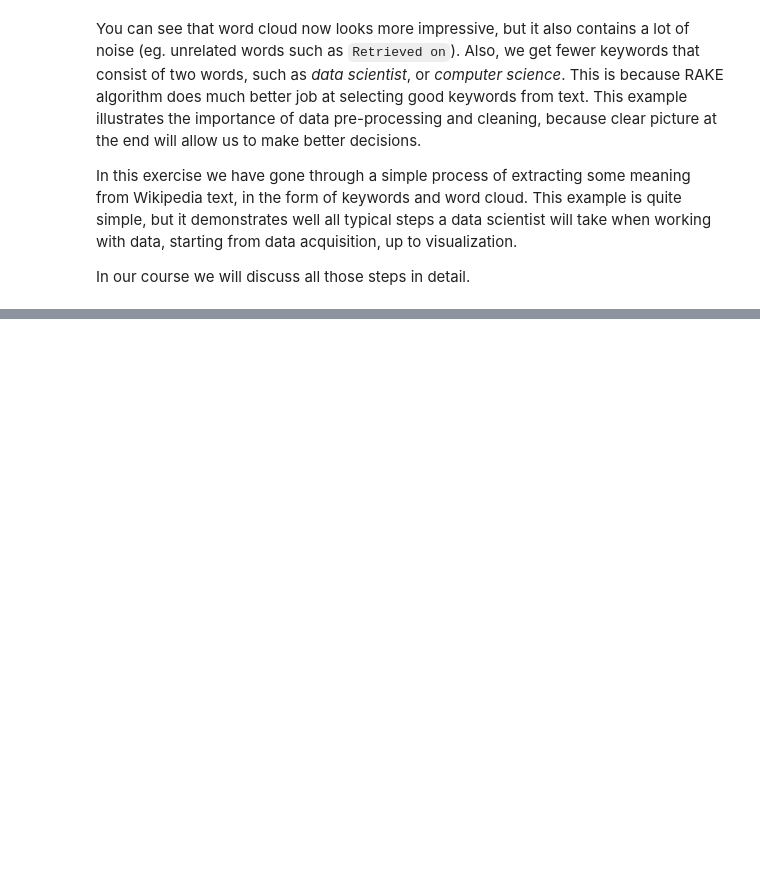
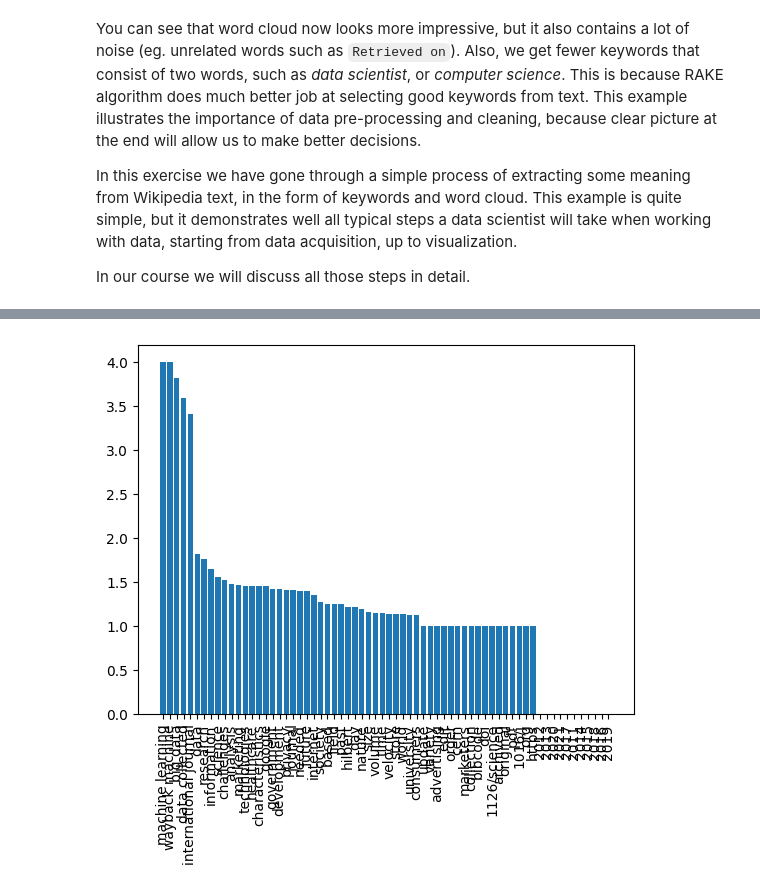
Before and after one commit to mohamed952741/Data-Science-For-Beginners, a Jupyter notebook: 1-Introduction/01-defining-data-science/notebook.ipynb, the cells around one changed output, grey strips where cells are left out. Drawn from its saved outputs; the diff is of its cells as text; code cells hidden in the pictures; blank space fills up the shorter version.

```diff
--- a/1-Introduction/01-defining-data-science/notebook.ipynb
+++ b/1-Introduction/01-defining-data-science/notebook.ipynb
@@ -159,0 +192,22 @@ In our course we will discuss all those steps in detail.
+# %%
+from html.parser import HTMLParser
+
+class MyHTMLParser(HTMLParser):
+    script = False
+    res = ""
+    def handle_starttag(self, tag, attrs):
+        if tag.lower() in ["script","style"]:
+            self.script = True
+    def handle_endtag(self, tag):
+        if tag.lower() in ["script","style"]:
+            self.script = False
+    def handle_data(self, data):
+        if str.strip(data)=="" or self.script:
+            return
+        self.res += ' '+data.replace('[ edit ]','')
+
+parser = MyHTMLParser()
+parser.feed(bigtext)
+bigtext = parser.res
+print(bigtext[:1000])
+machinetext = parser.res
@@ -159,0 +231,5 @@ In our course we will discuss all those steps in detail.
+# %%
+import nlp_rake
+extractor = nlp_rake.Rake(max_words=2,min_freq=6,min_chars=3)
+bigres = extractor.apply(bigtext)
+bigres
@@ -159,0 +276,12 @@ In our course we will discuss all those steps in detail.
+# %%
+import matplotlib.pyplot as plt
+
+def plot(pair_list):
+    k,v = zip(*pair_list)
+    plt.bar(range(len(k)),v)
+    plt.xticks(range(len(k)),k,rotation='vertical')
+    plt.show()
+
+plot(bigres)
+# %% [output]
+[figure, added]
```
Also changed, not shown: parts of 17 cells of this notebook.
